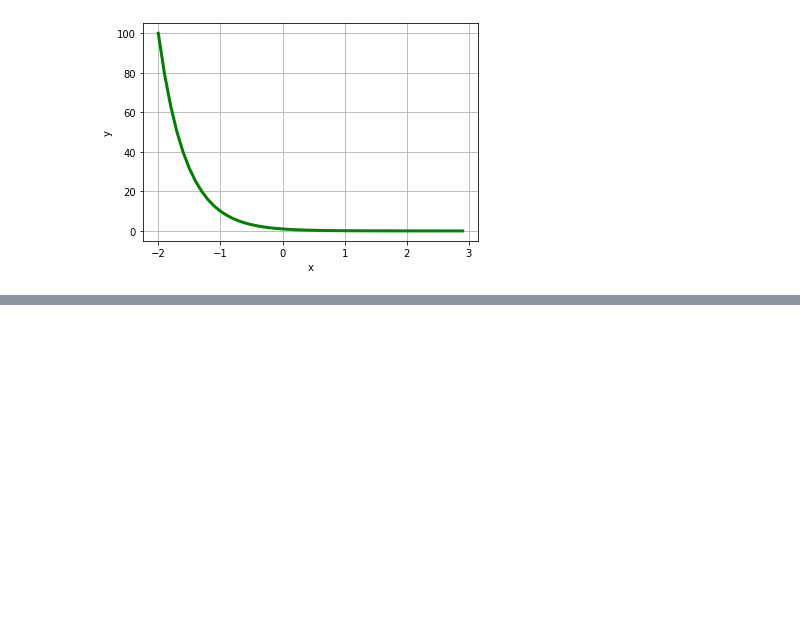
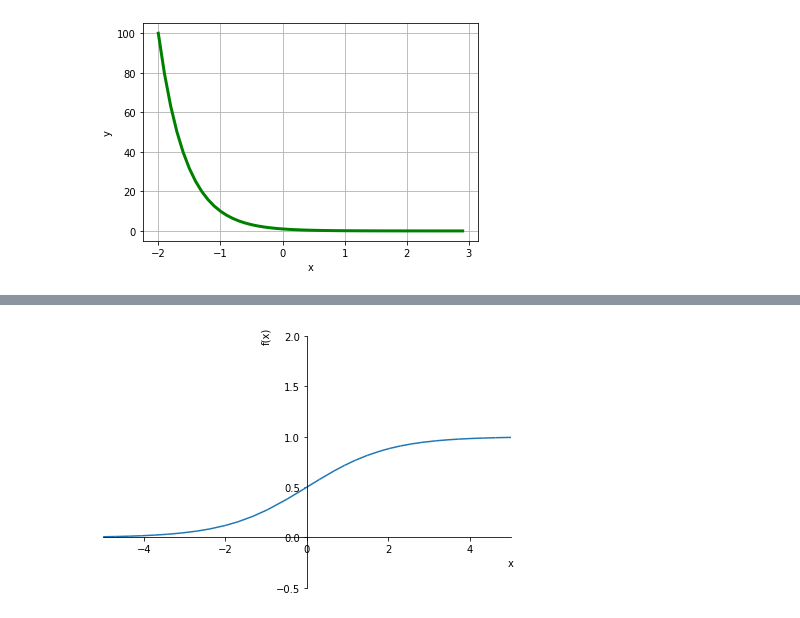
Before and after one commit to dxdiego5/data-science-growdev-matematica-statistica, a Jupyter notebook: funcoes_afim.ipynb, the cells around one changed output, grey strips where cells are left out. Saved outputs shown, nothing was run; the diff lists cells and outputs as text; code cells hidden in the pictures; blank space fills up the shorter version.

```diff
--- a/funcoes_afim.ipynb
+++ b/funcoes_afim.ipynb
@@ -95,0 +121,9 @@ plt.grid(True)
+# %%
+# funcao logistica
+import sympy as sy
+sy.init_printing()
+x = sy.symbols('x')
+f = 1/(1 + sy.exp(-x))
+p = sy.plot(f, xlim=(-5, 5), ylim=(-0.5, 2), show=True)
+# %% [output]
+[figure, added]
```
Also changed, not shown: parts of 5 cells of this notebook.
